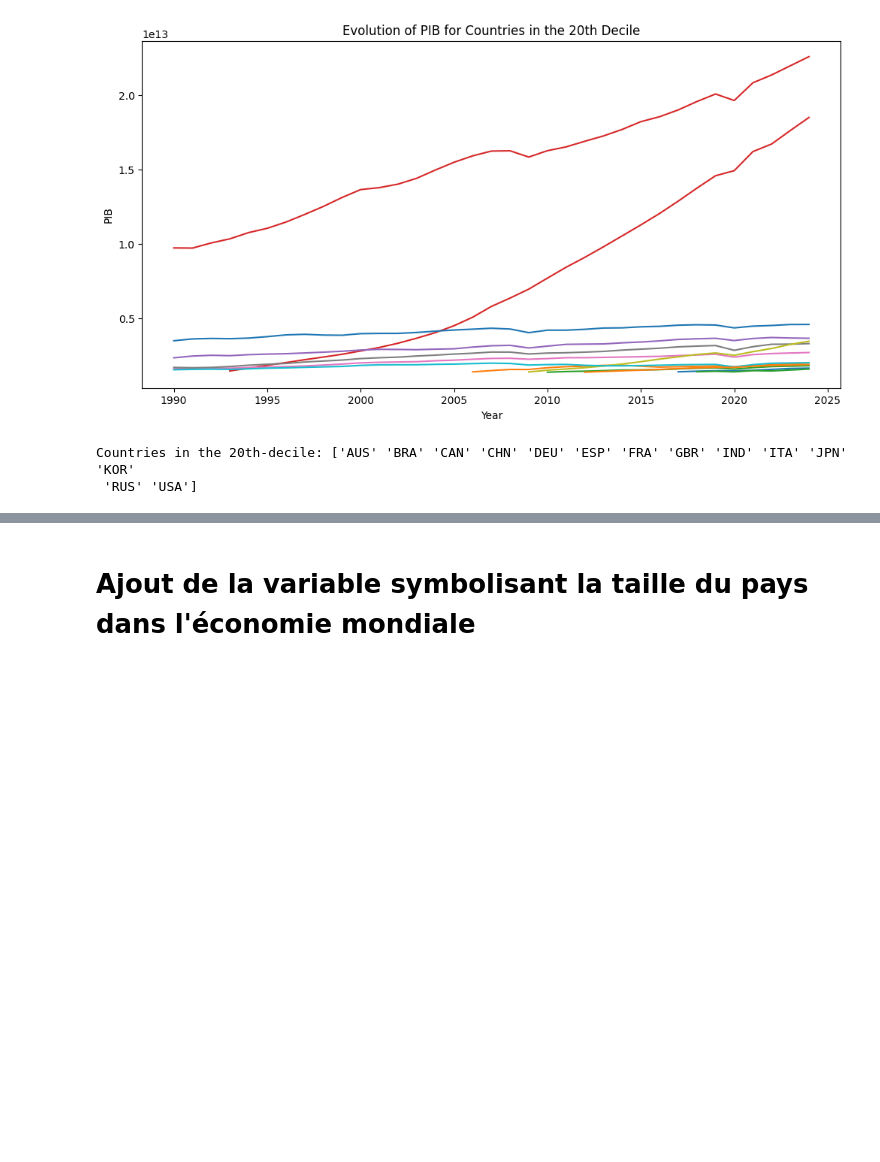
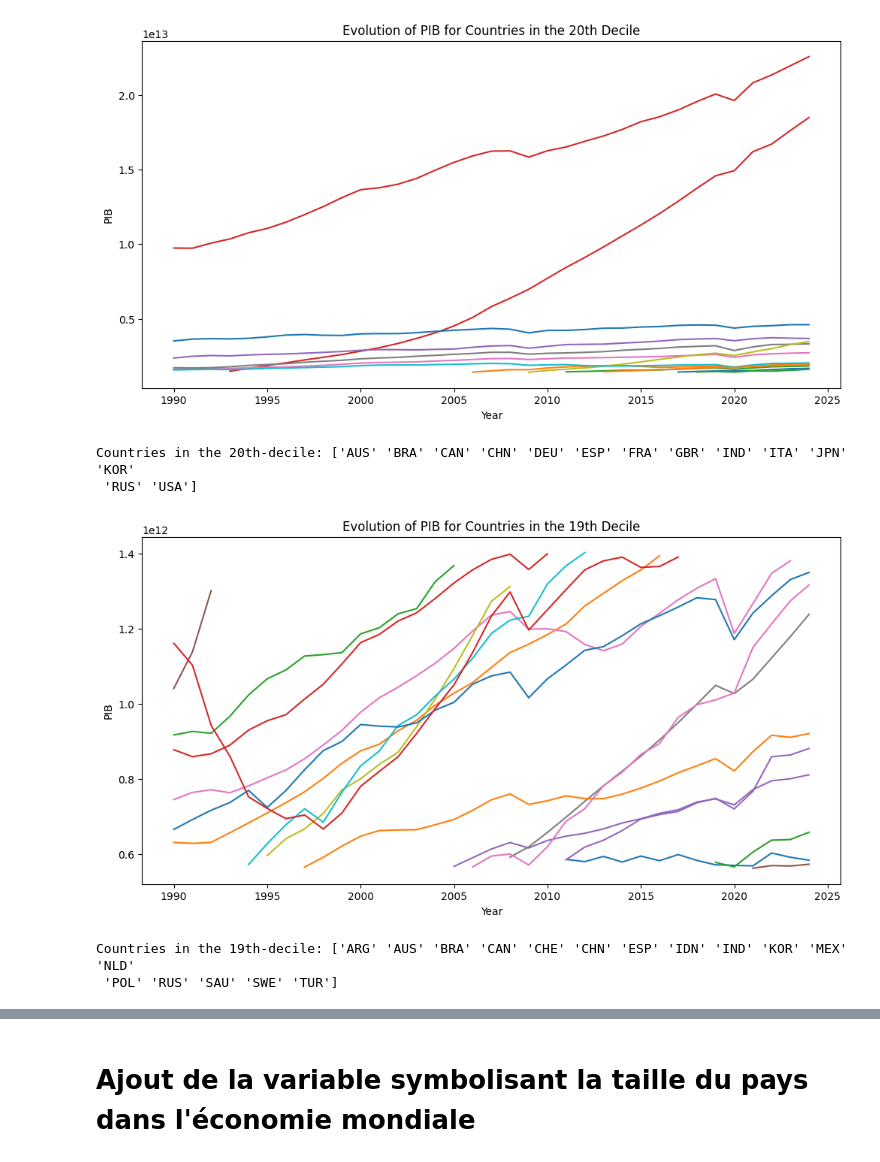
Before and after one commit to nile2304/Data-Science-Project-ENSAE, a Jupyter notebook: main.ipynb, the cells around one changed output, grey strips where cells are left out. Drawn from its saved outputs; the diff is of its cells as text; code cells hidden in the pictures; blank space fills up the shorter version.

```diff
--- a/main.ipynb
+++ b/main.ipynb
@@ -309,4 +375,10 @@ dv.plot_PIB_top_quantile_countries(PIB_Reel_data_final)
 [figure]
 Countries in the 20th-decile: ['AUS' 'BRA' 'CAN' 'CHN' 'DEU' 'ESP' 'FRA' 'GBR' 'IND' 'ITA' 'JPN' 'KOR'
  'RUS' 'USA']
+# %%
+dv.plot_PIB_top_quantile_countries(PIB_Reel_data_final,chosen_quantile=18)
+# %% [output]
+[figure, added]
+Countries in the 19th-decile: ['ARG' 'AUS' 'BRA' 'CAN' 'CHE' 'CHN' 'ESP' 'IDN' 'IND' 'KOR' 'MEX' 'NLD'
+ 'POL' 'RUS' 'SAU' 'SWE' 'TUR']
 # %% [markdown]
```
Also changed, not shown: parts of 60 cells of this notebook, 2 other files.
